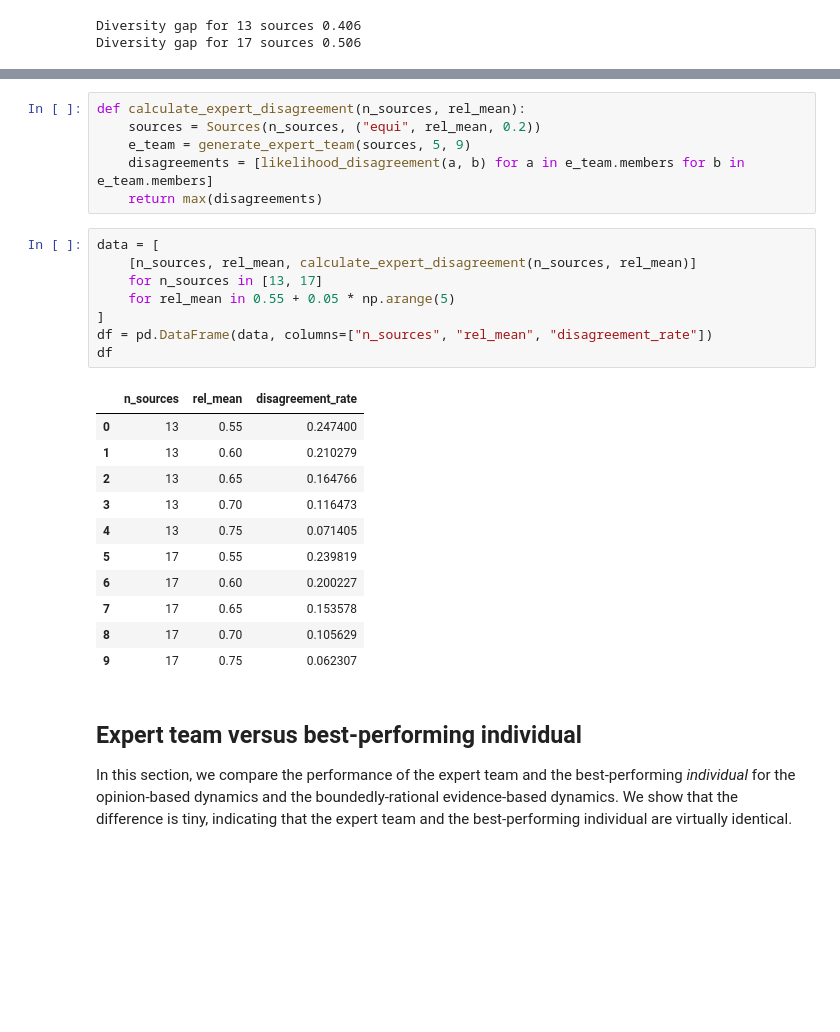
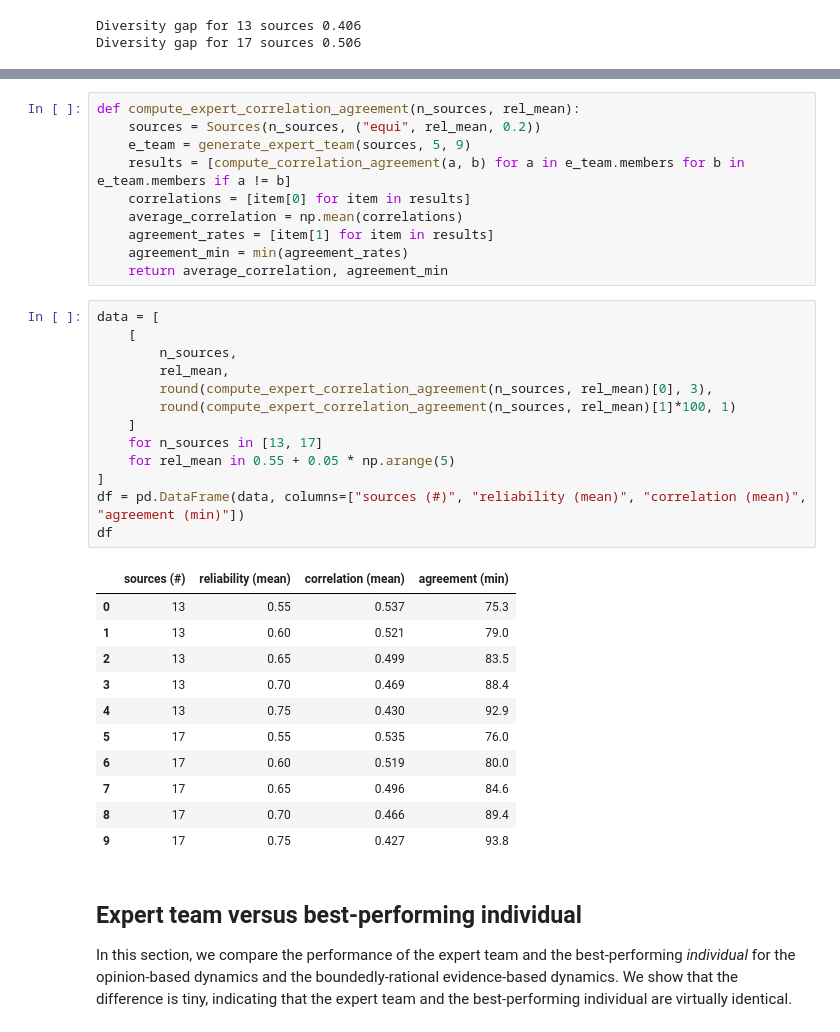
Before and after one commit to HeinDuijf/DiversityAbility, a Jupyter notebook: DataAnalysis.ipynb, the cells around one changed output, grey strips where cells are left out. Saved outputs shown, nothing was run; the diff lists cells and outputs as text; blank space fills up the shorter version.

```diff
--- a/DataAnalysis.ipynb
+++ b/DataAnalysis.ipynb
@@ -390,29 +398,38 @@ def likelihood_disagreement(agent1: Agent, agent2: Agent):
 # %%
-def calculate_expert_disagreement(n_sources, rel_mean):
+def compute_expert_correlation_agreement(n_sources, rel_mean):
     sources = Sources(n_sources, ("equi", rel_mean, 0.2))
     e_team = generate_expert_team(sources, 5, 9)
-    disagreements = [likelihood_disagreement(a, b) for a in e_team.members for b in e_team.members]
-    return max(disagreements)
+    results = [compute_correlation_agreement(a, b) for a in e_team.members for b in e_team.members if a != b]
+    correlations = [item[0] for item in results]
+    average_correlation = np.mean(correlations)
+    agreement_rates = [item[1] for item in results]
+    agreement_min = min(agreement_rates)
+    return average_correlation, agreement_min
-# %%
-data = [
-    [n_sources, rel_mean, calculate_expert_disagreement(n_sources, rel_mean)]
-    for n_sources in [13, 17]
-    for rel_mean in 0.55 + 0.05 * np.arange(5)
-]
-df = pd.DataFrame(data, columns=["n_sources", "rel_mean", "disagreement_rate"])
-df
-# %% [output]
-|  | n_sources | rel_mean | disagreement_rate |
-| 0 | 13 | 0.55 | 0.247400 |
-| 1 | 13 | 0.60 | 0.210279 |
-| 2 | 13 | 0.65 | 0.164766 |
-| 3 | 13 | 0.70 | 0.116473 |
-| 4 | 13 | 0.75 | 0.071405 |
-| 5 | 17 | 0.55 | 0.239819 |
-| 6 | 17 | 0.60 | 0.200227 |
-| 7 | 17 | 0.65 | 0.153578 |
-| 8 | 17 | 0.70 | 0.105629 |
-| 9 | 17 | 0.75 | 0.062307 |
+# %%
+data = [
+    [
+        n_sources,
+        rel_mean,
+        round(compute_expert_correlation_agreement(n_sources, rel_mean)[0], 3),
+        round(compute_expert_correlation_agreement(n_sources, rel_mean)[1]*100, 1)
+    ]
+    for n_sources in [13, 17]
+    for rel_mean in 0.55 + 0.05 * np.arange(5)
+]
+df = pd.DataFrame(data, columns=["sources (#)", "reliability (mean)", "correlation (mean)", "agreement (min)"])
+df
+# %% [output]
+|  | sources (#) | reliability (mean) | correlation (mean) | agreement (min) |
+| 0 | 13 | 0.55 | 0.537 | 75.3 |
+| 1 | 13 | 0.60 | 0.521 | 79.0 |
+| 2 | 13 | 0.65 | 0.499 | 83.5 |
+| 3 | 13 | 0.70 | 0.469 | 88.4 |
+| 4 | 13 | 0.75 | 0.430 | 92.9 |
+| 5 | 17 | 0.55 | 0.535 | 76.0 |
+| 6 | 17 | 0.60 | 0.519 | 80.0 |
+| 7 | 17 | 0.65 | 0.496 | 84.6 |
+| 8 | 17 | 0.70 | 0.466 | 89.4 |
+| 9 | 17 | 0.75 | 0.427 | 93.8 |
 # %% [markdown]
 ## Expert team versus best-performing individual
 In this section, we compare the performance of the expert team and the best-performing _individual_ for the opinion-based dynamics and the boundedly-rational evidence-based dynamics. We show that the difference is tiny, indicating that the expert team and the best-performing individual are virtually identical.
```
Also changed, not shown: parts of 7 cells of this notebook.
